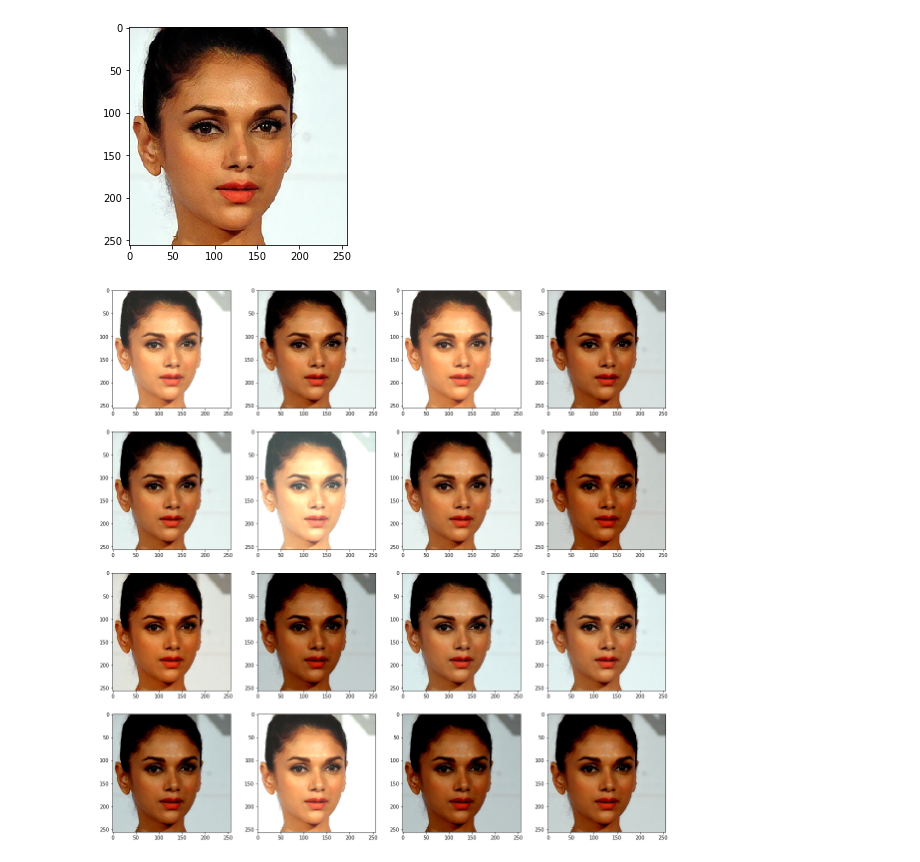
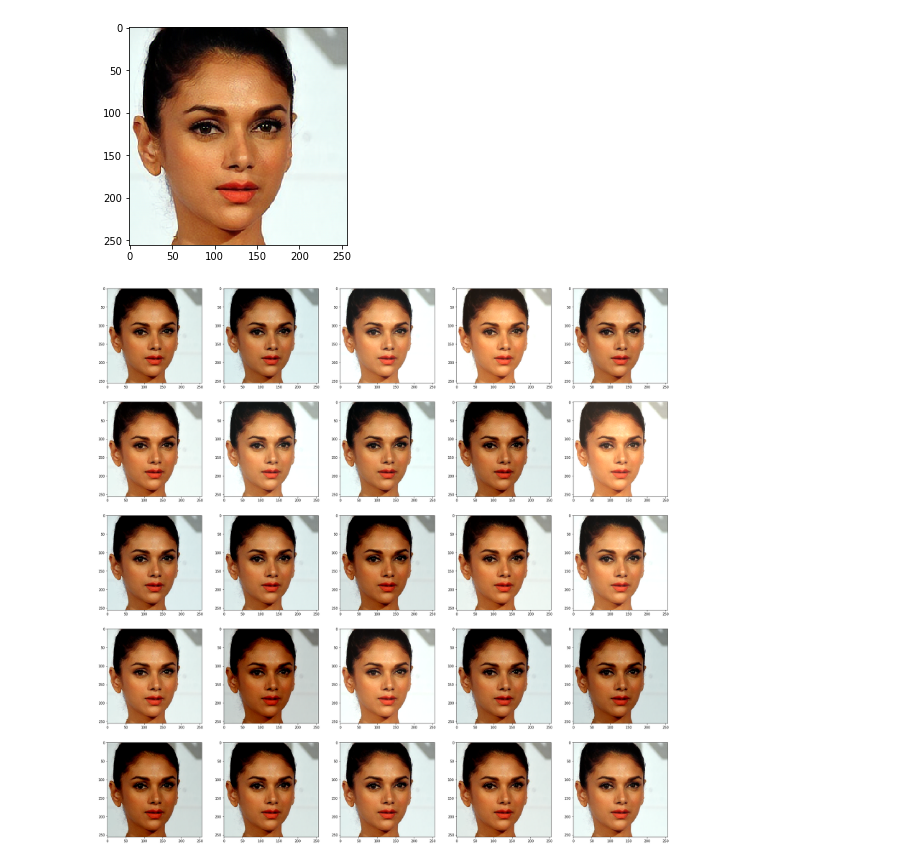
Before and after one commit to kyp-labs/face-generation-for-multiple-identity, a Jupyter notebook: color_augmentation.ipynb, the cells around one changed output. Drawn from its saved outputs; the diff is of its cells as text; code cells hidden in the pictures.

```diff
--- a/color_augmentation.ipynb
+++ b/color_augmentation.ipynb
@@ -33,8 +33,8 @@ def color_augmentation(img: Image) -> Image:
     Returns:
         image with color augementation.
     """
-    # Convert to normalized RGB vectors
-    img = np.array(img)
+    # Standardize RGB vectors
+    img = np.array(img) / 255.
     H, W, C = img.shape
     img_reshaped = img.reshape((H*W, C))
     img_centered = img_reshaped - np.mean(img_reshaped, axis=0)
@@ -43,22 +43,23 @@ def color_augmentation(img: Image) -> Image:
     # Get necessary components
     cov = np.cov(img_std, rowvar=False)
     lambdas, p = np.linalg.eig(cov)
-    alpha = np.random.normal(0, 0.1, C)
+    alpha = np.random.normal(0, 0.065, C)
 
     # Color Augmentation
-    delta = np.dot(p, alpha*lambdas) * 255.
-    img_augmented = np.maximum(np.minimum(img + delta, 255), 0).astype('uint8')
+    delta = np.dot(p, alpha*lambdas)
+    img_augmented = (img + delta) * 255.
+    img_augmented = np.maximum(np.minimum(img_augmented, 255), 0).astype('uint8')
 
     return Image.fromarray(img_augmented)
 # %%
-fig=plt.figure(figsize=(20, 20))
-columns = 4
-rows = 4
+fig=plt.figure(figsize=(30, 30))
+columns = 5
+rows = 5
 for i in range(1, columns*rows +1):
     img = Image.open(IMAGE_PATH)
     img = color_augmentation(img)
     fig.add_subplot(rows, columns, i)
     plt.imshow(img)
 plt.show()
 # %% [output]
-[figure, old version]
+[figure, new version]
```
Also changed, not shown: parts of 2 cells of this notebook, 1 other file.
